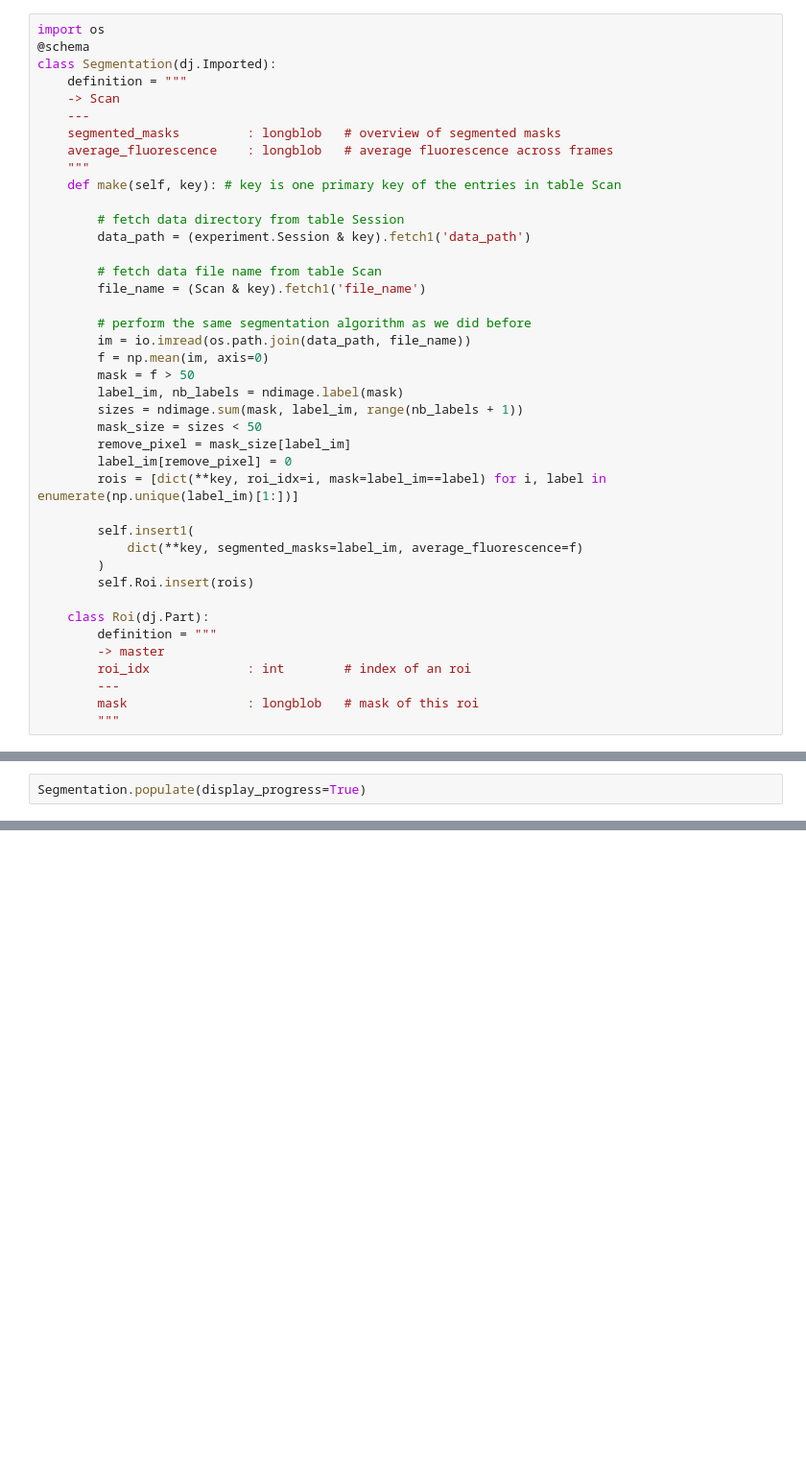
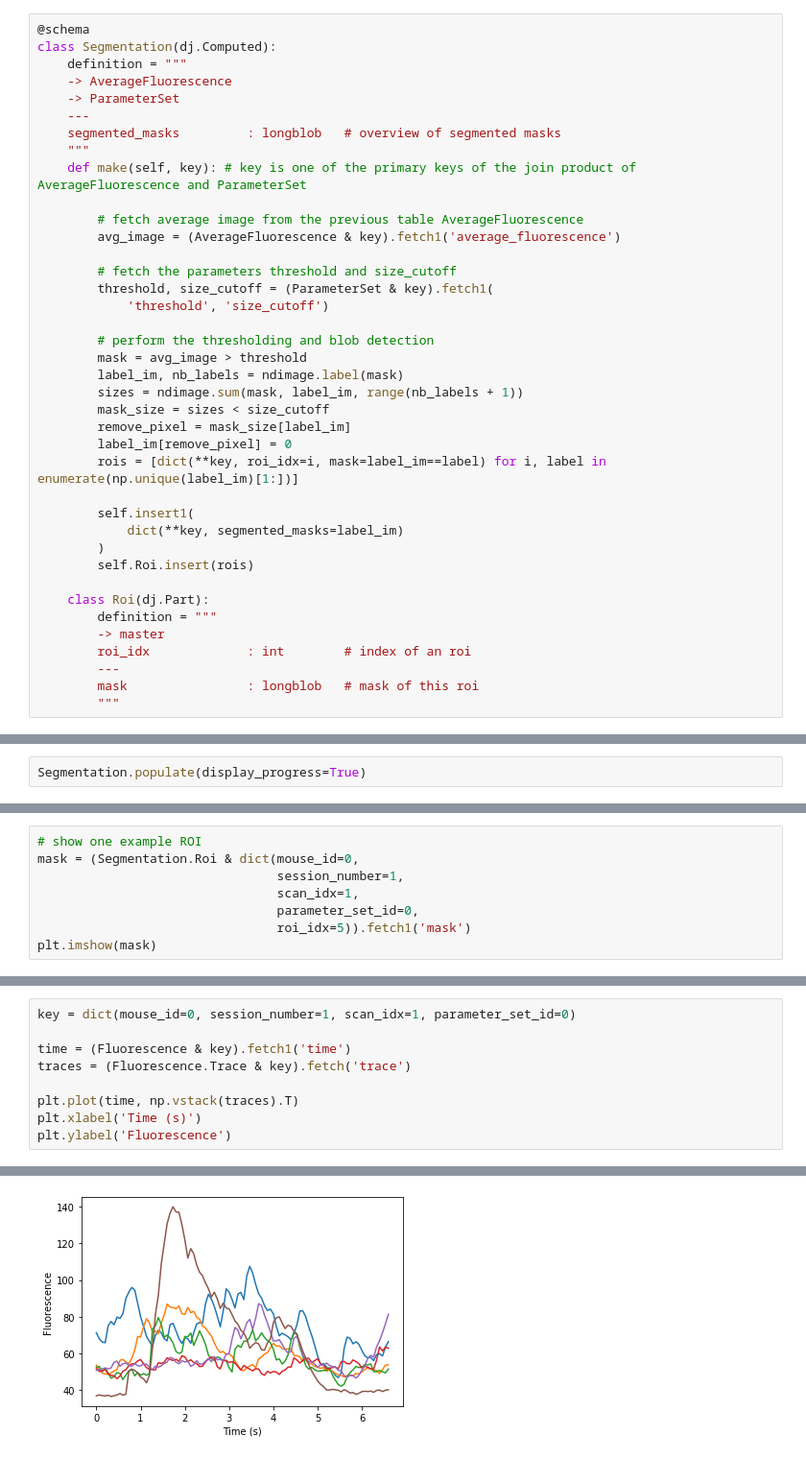
Before and after one commit to datajoint/datajoint-tutorials, a Jupyter notebook: calcium_imaging/02-Imported and Computed tables.ipynb, the cells around one changed output, grey strips where cells are left out. Shown at 96% size. Cells and saved outputs as stored; diff of their text form; blank space fills up the shorter version.

```diff
--- a/calcium_imaging/02-Imported and Computed tables.ipynb
+++ b/calcium_imaging/02-Imported and Computed tables.ipynb
@@ -147,34 +246,32 @@ Now let create an `Imported` table that perform these processing and saved the r
 # %%
-import os
 @schema
-class Segmentation(dj.Imported):
+class Segmentation(dj.Computed):
     definition = """
-    -> Scan
+    -> AverageFluorescence
+    -> ParameterSet
     ---
     segmented_masks         : longblob   # overview of segmented masks
-    average_fluorescence    : longblob   # average fluorescence across frames
     """
-    def make(self, key): # key is one primary key of the entries in table Scan
+    def make(self, key): # key is one of the primary keys of the join product of AverageFluorescence and ParameterSet
 
-        # fetch data directory from table Session
-        data_path = (experiment.Session & key).fetch1('data_path')
+        # fetch average image from the previous table AverageFluorescence
+        avg_image = (AverageFluorescence & key).fetch1('average_fluorescence')
 
-        # fetch data file name from table Scan
-        file_name = (Scan & key).fetch1('file_name')
+        # fetch the parameters threshold and size_cutoff
+        threshold, size_cutoff = (ParameterSet & key).fetch1(
+            'threshold', 'size_cutoff')
 
-        # perform the same segmentation algorithm as we did before
-        im = io.imread(os.path.join(data_path, file_name))
-        f = np.mean(im, axis=0)
-        mask = f > 50
+        # perform the thresholding and blob detection
+        mask = avg_image > threshold
         label_im, nb_labels = ndimage.label(mask)
         sizes = ndimage.sum(mask, label_im, range(nb_labels + 1))
-        mask_size = sizes < 50
+        mask_size = sizes < size_cutoff
         remove_pixel = mask_size[label_im]
         label_im[remove_pixel] = 0
         rois = [dict(**key, roi_idx=i, mask=label_im==label) for i, label in enumerate(np.unique(label_im)[1:])]
 
         self.insert1(
-            dict(**key, segmented_masks=label_im, average_fluorescence=f)
+            dict(**key, segmented_masks=label_im)
         )
         self.Roi.insert(rois)
 
@@ -198,0 +322,8 @@ The `populate` does two things:
+# %%
+# show one example ROI
+mask = (Segmentation.Roi & dict(mouse_id=0,
+                                session_number=1,
+                                scan_idx=1,
+                                parameter_set_id=0,
+                                roi_idx=5)).fetch1('mask')
+plt.imshow(mask)
@@ -198,0 +396,10 @@ The `populate` does two things:
+# %%
+key = dict(mouse_id=0, session_number=1, scan_idx=1, parameter_set_id=0)
+
+time = (Fluorescence & key).fetch1('time')
+traces = (Fluorescence.Trace & key).fetch('trace')
+
+plt.plot(time, np.vstack(traces).T)
+plt.xlabel('Time (s)')
+plt.ylabel('Fluorescence')
+# %% [output]
@@ -198,0 +407 @@ The `populate` does two things:
+[figure, added]
```
Also changed, not shown: parts of 49 cells of this notebook.
